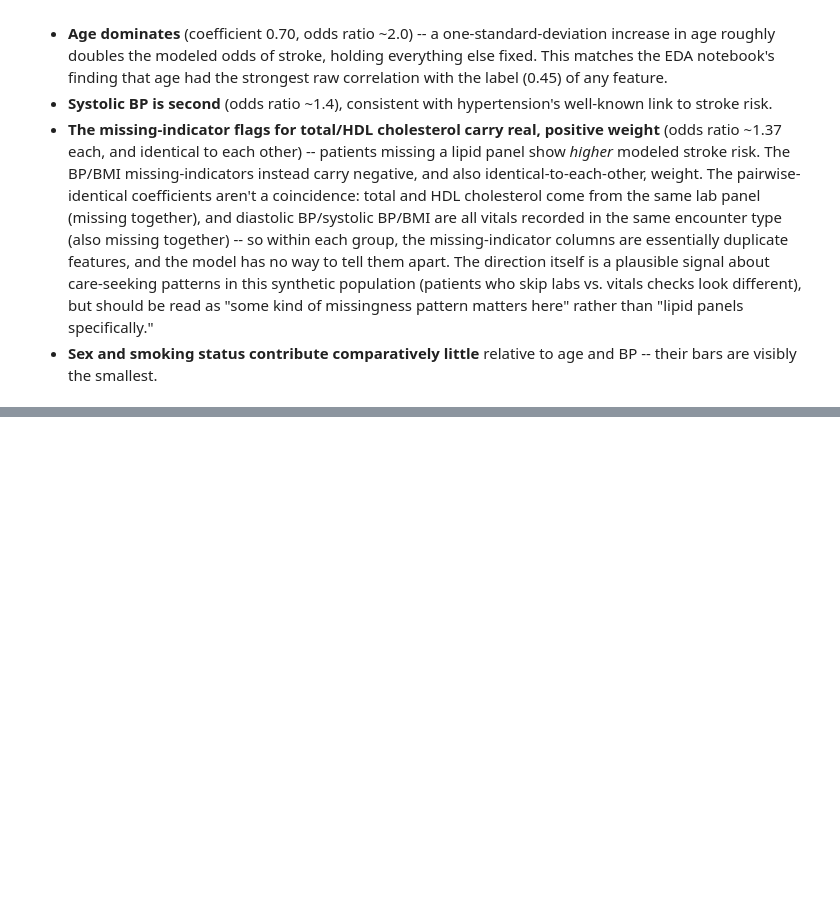
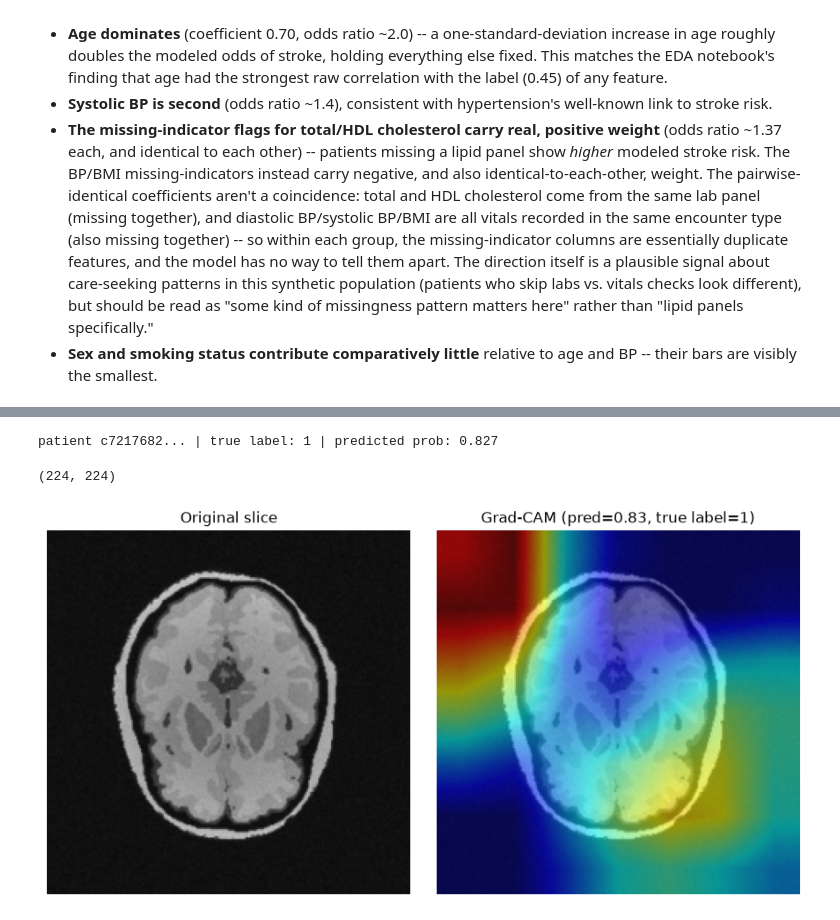
Before and after one commit to jaideep2015/multimodal-stroke-risk, a Jupyter notebook: notebooks/03_explainability.ipynb, the cells around one changed output, grey strips where cells are left out. Cells and saved outputs as stored; diff of their text form; code cells hidden in the pictures; blank space fills up the shorter version.

```diff
--- a/notebooks/03_explainability.ipynb
+++ b/notebooks/03_explainability.ipynb
@@ -90,0 +112,66 @@ Needs a real trained checkpoint (`data/processed/checkpoints/mri_fold0.pt`) to l
+# %%
+val_ids_fold0 = patients_in_split(folds_df, 0, "val")
+val_patients = mri_cohort[mri_cohort["patient_id"].isin(val_ids_fold0)]
+sample_patient = val_patients[val_patients["label"] == 1].iloc[0]
+
+clean_slices = load_clean_slices(sample_patient["mri_file_path"])
+slice_offset = 57  # roughly the middle of the clean [70,185) range -- same choice used in Phase 2's verification
+input_tensor = slice_to_tensor(clean_slices[slice_offset]).unsqueeze(0)  # (1, 3, 224, 224)
+
+with torch.no_grad():
+    logit, _ = model(input_tensor)
+    prob = torch.sigmoid(logit).item()
+
+print(f"patient {sample_patient['patient_id'][:8]}... | true label: {sample_patient['label']} | predicted prob: {prob:.3f}")
+# %% [output]
+patient c7217682... | true label: 1 | predicted prob: 0.827
+# %%
+class LogitOnly(nn.Module):
+    """pytorch-grad-cam expects a model whose output indexes like class
+    scores; MRIClassifier.forward() returns (logit, embedding) instead."""
+
+    def __init__(self, mri_classifier):
+        super().__init__()
+        self.mri_classifier = mri_classifier
+
+    def forward(self, x):
+        logit, _ = self.mri_classifier(x)
+        return logit.unsqueeze(-1)  # (B, 1) -- one column, so index 0 is well-defined
+
+
+wrapped_model = LogitOnly(model)
+target_layers = [model.backbone.layer4[-1]]
+
+cam = GradCAM(model=wrapped_model, target_layers=target_layers)
+grayscale_cam = cam(input_tensor=input_tensor, targets=[ClassifierOutputTarget(0)])[0]
+grayscale_cam.shape
+# %% [output]
+(224, 224)
+# %%
+from torchvision.transforms import functional as TF
+
+
+def slice_to_display_image(slice_2d):
+    """Same normalization as slice_to_tensor (mri_dataset.py) but stops
+    before the ImageNet mean/std step, so it's viewable as a plain image."""
+    t = torch.from_numpy(slice_2d.astype(np.float32))
+    peak = t.max()
+    t = (t / peak if peak > 0 else t).unsqueeze(0).repeat(3, 1, 1)
+    t = TF.resize(t, [224, 224], antialias=True)
+    return t.permute(1, 2, 0).numpy()
+
+
+display_img = slice_to_display_image(clean_slices[slice_offset])
+visualization = show_cam_on_image(display_img, grayscale_cam, use_rgb=True)
+
+fig, axes = plt.subplots(1, 2, figsize=(9, 4.5))
+axes[0].imshow(display_img)
+axes[0].set_title("Original slice")
+axes[0].axis("off")
+axes[1].imshow(visualization)
+axes[1].set_title(f"Grad-CAM (pred={prob:.2f}, true label={sample_patient['label']})")
+axes[1].axis("off")
+plt.tight_layout()
+plt.show()
+# %% [output]
+[figure, added]
```
Also changed, not shown: parts of 4 cells of this notebook, 1 other file.
